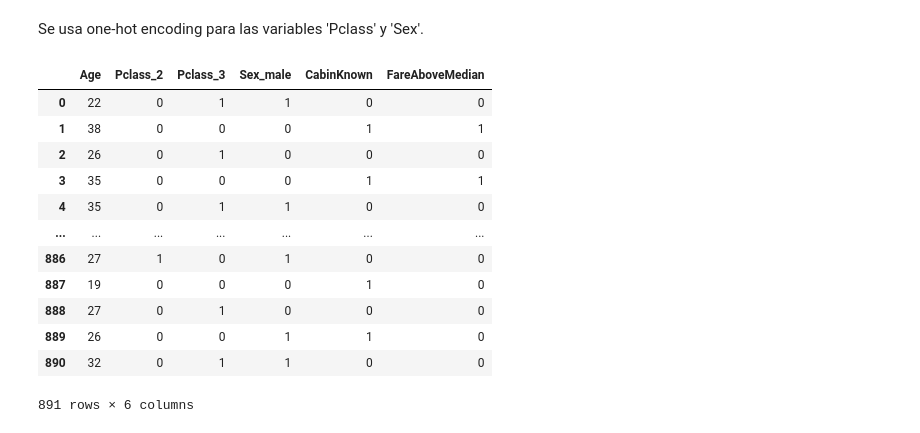
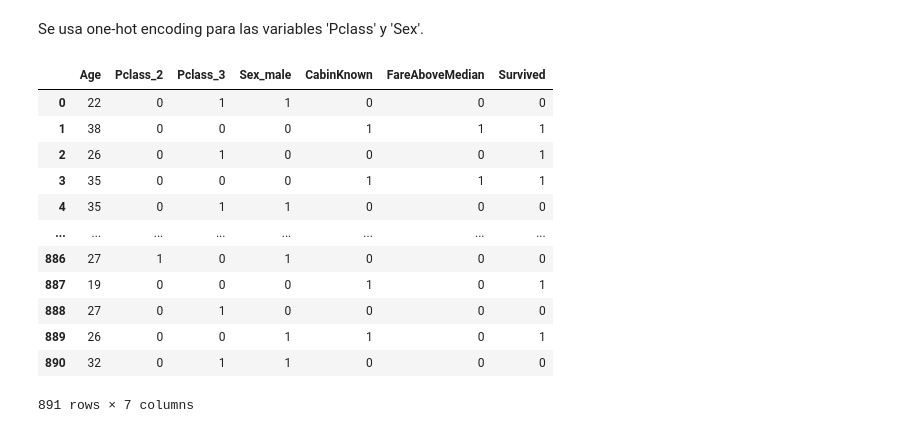
Before and after one commit to fernanda8371/titanic-ml-project, a Jupyter notebook: notebooks/02_Preprocessing.ipynb, the cells around one changed output. Saved outputs shown, nothing was run; the diff lists cells and outputs as text; code cells hidden in the pictures.

```diff
--- a/notebooks/02_Preprocessing.ipynb
+++ b/notebooks/02_Preprocessing.ipynb
@@ -602,23 +602,24 @@ Se usa one-hot encoding para las variables 'Pclass' y 'Sex'.
 # %%
 titanic_procesado = titanic_procesado[['Age', 'Pclass','Sex', 'CabinKnown', 'FareAboveMedian']]
 df_ = pd.get_dummies(titanic_procesado, columns=['Pclass', 'Sex'], drop_first=True)
 df_ = df_[['Age', 'Pclass_2', 'Pclass_3', 'Sex_male']].astype(int)
 df_['CabinKnown'] = titanic_procesado['CabinKnown']
 df_['FareAboveMedian'] = titanic_procesado['FareAboveMedian']
+df_['Survived'] = df['Survived']
 df_
 # %% [output]
-|  | Age | Pclass_2 | Pclass_3 | Sex_male | CabinKnown | FareAboveMedian |
-| 0 | 22 | 0 | 1 | 1 | 0 | 0 |
-| 1 | 38 | 0 | 0 | 0 | 1 | 1 |
-| 2 | 26 | 0 | 1 | 0 | 0 | 0 |
-| 3 | 35 | 0 | 0 | 0 | 1 | 1 |
-| 4 | 35 | 0 | 1 | 1 | 0 | 0 |
-| ... | ... | ... | ... | ... | ... | ... |
-| 886 | 27 | 1 | 0 | 1 | 0 | 0 |
-| 887 | 19 | 0 | 0 | 0 | 1 | 0 |
-| 888 | 27 | 0 | 1 | 0 | 0 | 0 |
-| 889 | 26 | 0 | 0 | 1 | 1 | 0 |
-| 890 | 32 | 0 | 1 | 1 | 0 | 0 |
+|  | Age | Pclass_2 | Pclass_3 | Sex_male | CabinKnown | FareAboveMedian | Survived |
+| 0 | 22 | 0 | 1 | 1 | 0 | 0 | 0 |
+| 1 | 38 | 0 | 0 | 0 | 1 | 1 | 1 |
+| 2 | 26 | 0 | 1 | 0 | 0 | 0 | 1 |
+| 3 | 35 | 0 | 0 | 0 | 1 | 1 | 1 |
+| 4 | 35 | 0 | 1 | 1 | 0 | 0 | 0 |
+| ... | ... | ... | ... | ... | ... | ... | ... |
+| 886 | 27 | 1 | 0 | 1 | 0 | 0 | 0 |
+| 887 | 19 | 0 | 0 | 0 | 1 | 0 | 1 |
+| 888 | 27 | 0 | 1 | 0 | 0 | 0 | 0 |
+| 889 | 26 | 0 | 0 | 1 | 1 | 0 | 1 |
+| 890 | 32 | 0 | 1 | 1 | 0 | 0 | 0 |
-891 rows × 6 columns
+891 rows × 7 columns
 # %%
 df_.to_csv(r"..\data\processed.csv", index=False)
```
Also changed, not shown: 1 other file.
